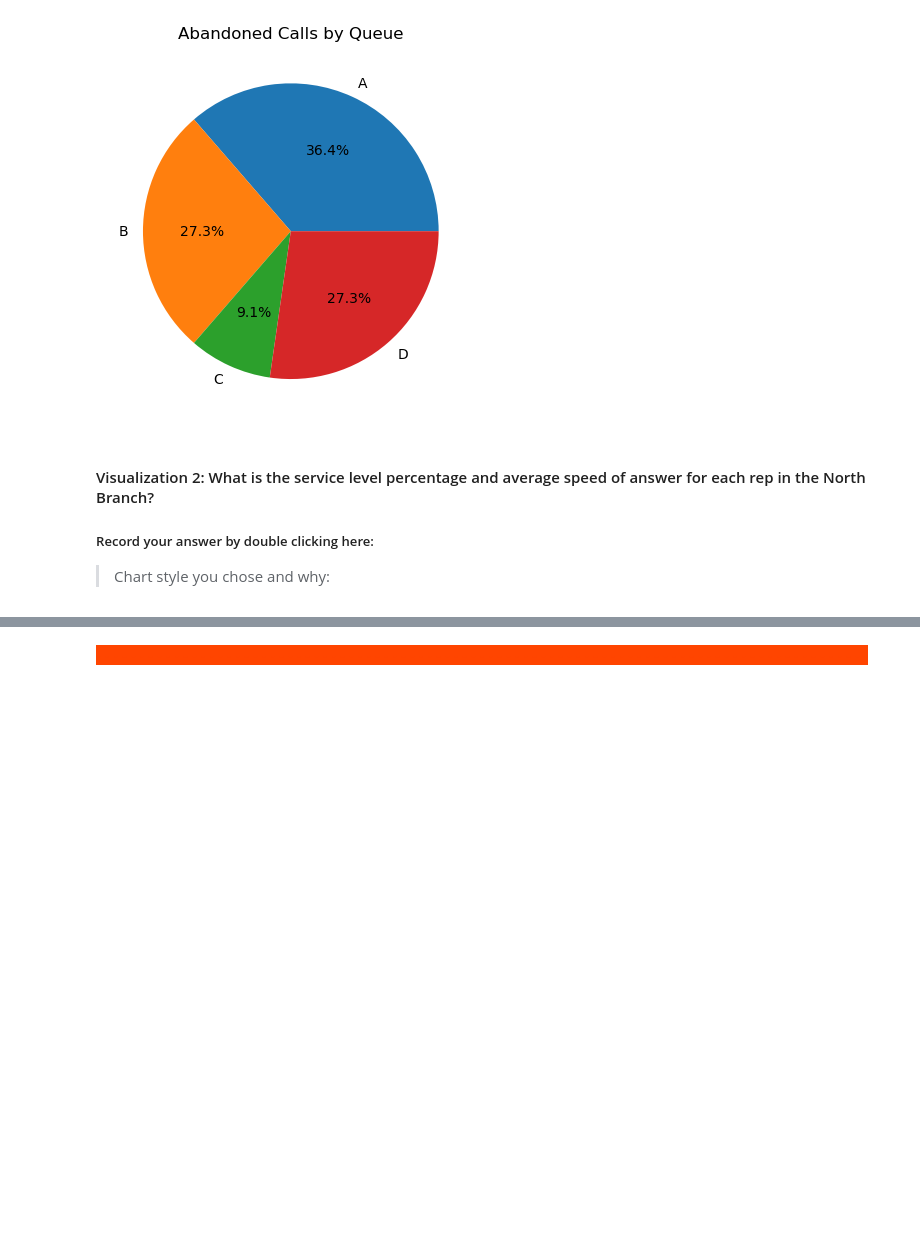
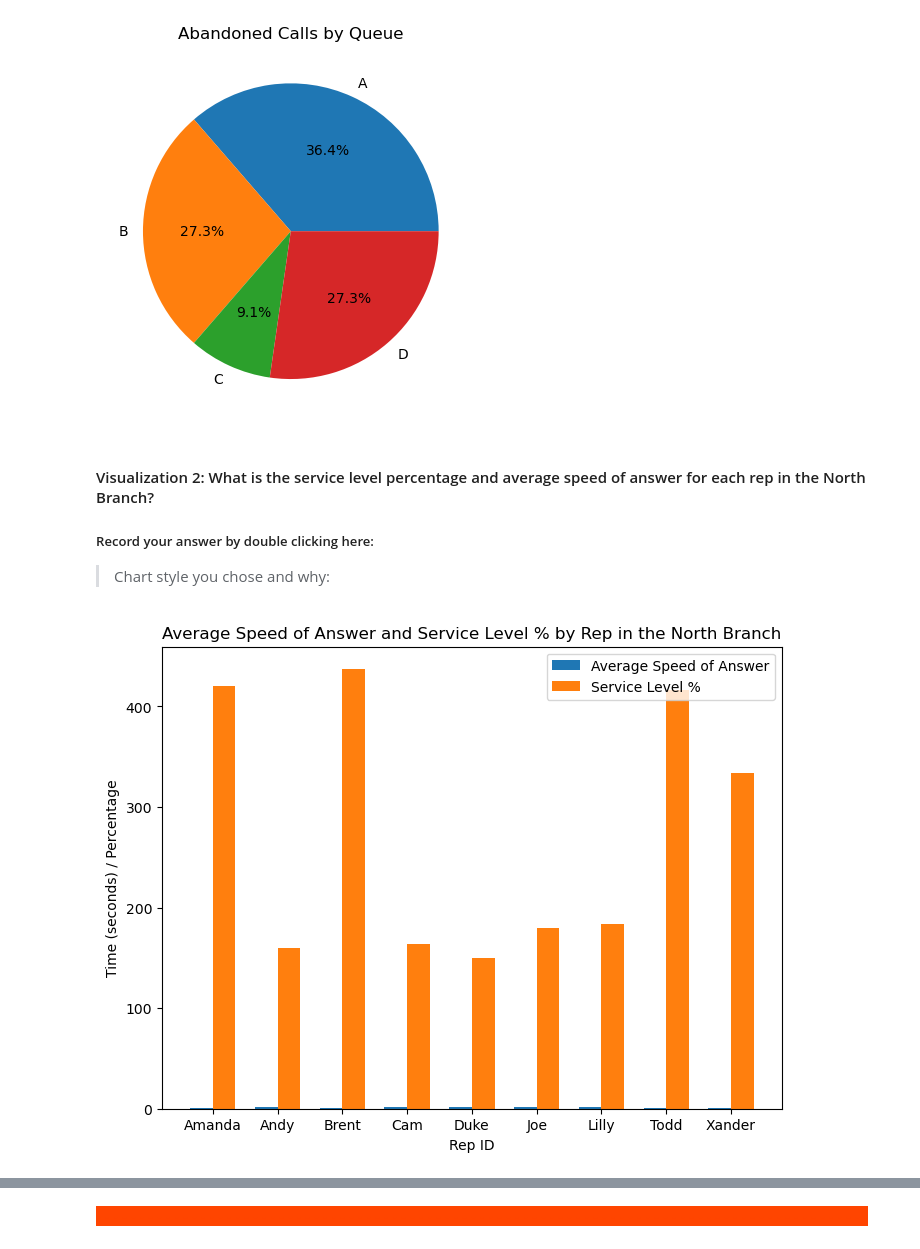
Before and after one commit to fsaidova74/call-center-cleanup-assignment, a Jupyter notebook: Call_Center_Cleanup.ipynb, the cells around one changed output, grey strips where cells are left out. Cells and saved outputs as stored; diff of their text form; code cells hidden in the pictures; blank space fills up the shorter version.

```diff
--- a/Call_Center_Cleanup.ipynb
+++ b/Call_Center_Cleanup.ipynb
@@ -407,27 +424,114 @@ plt.show()
 > Chart style you chose and why:
 # %%
 # Create visualization 2 here
+import numpy as np
+import pandas as pd
+import matplotlib.pyplot as plt
+
 # north_plt contains the data you need for the average speed of answer of each rep
 
-north_plt = north.groupby("Rep ID")["Incoming Wait Time"].mean().to_frame().reset_index()
+north_plt = north_df.groupby("Rep ID")["Incoming Wait Time"].mean().to_frame().reset_index()
 
 # Finding each Rep's Personal Service Level Percentage.  Basically, Calls within 2 secs / total calls
 
 # Table 1: Total Incoming calls less than 2 seconds grouped by Rep
-quick_calls = north[north["Incoming Wait Time"] <= 2.0]
+quick_calls = north_df[north_df["Incoming Wait Time"] <= 2.0]
 quick_reps = quick_calls[["Rep ID", "Calls"]]
 quick_stats = quick_reps.groupby(["Rep ID"]).sum()  # Final Table
 
 
 # Table 2: Total Incoming Calls Only grouped by Rep
-total_calls_in = north[north["Incoming or Outgoing"] == "Incoming"]
+total_calls_in = north_df[north_df["Incoming or Outgoing"] == "Incoming"]
 rep_calls = total_calls_in[["Rep ID", "Calls"]]
 total_stats = rep_calls.groupby(["Rep ID"]).sum() # Final Table
 
 #  Table 3: Service Level Percentage created via merge
 service_level = pd.merge(quick_stats, total_stats, on="Rep ID")
 
 # Create Percentage Column in Table 3
 service_level["Service Level %"] = service_level["Calls_x"]/service_level["Calls_y"] * 100
 
+
+
 #Your Code Here:
+
+fig, ax = plt.subplots(figsize=(8, 6))
+
+# Set the x-axis labels as the rep IDs
+labels = north_plt["Rep ID"]
+
+# Set the x-axis positions for each group of bars
+x = np.arange(len(labels))
+
+# Set the width of each bar
+width = 0.35
+
+# Plot the average speed of answer bars
+ax.bar(x - width/2, north_plt["Incoming Wait Time"], width, label="Average Speed of Answer")
+
+# Plot the service level percentage bars
+ax.bar(x + width/2, service_level["Service Level %"], width, label="Service Level %")
+
+# Add the x-axis labels, title, and legend
+ax.set_xticks(x)
+ax.set_xticklabels(labels)
+ax.set_xlabel("Rep ID")
+ax.set_ylabel("Time (seconds) / Percentage")
+ax.set_title("Average Speed of Answer and Service Level % by Rep in the North Branch")
+ax.legend()
+
+plt.show()
+
+
+#Second graph with better scales
+
+import numpy as np
+import matplotlib.pyplot as plt
+import pandas as pd
+
+# Your data processing code here...
+
+# Set up the figure
+# Set up the figure
+fig, ax = plt.subplots(figsize=(8, 6))
+
+# Create a secondary y-axis
+ax2 = ax.twinx()
+
+# Ensure the Rep IDs in north_plt and service_level are in the same order
+north_plt = north_plt.sort_values("Rep ID")
+service_level = service_level.sort_values("Rep ID")
+
+# Set the x-axis labels as the rep IDs
+labels = north_plt["Rep ID"]
+
+# Set the x-axis positions for each group of bars
+x = np.arange(len(labels))
+
+# Set the width of each bar
+width = 0.35
+
+# Plot the average speed of answer bars using north_plt
+ax.bar(x - width/2, north_plt["Incoming Wait Time"], width, label="Average Speed of Answer")
+
+# Plot the service level percentage bars using service_level["Service Level %"]
+ax2.bar(x + width/2, service_level["Service Level %"], width, label="Service Level %", color='orange')
+
+# Add the x-axis labels, title, and legend
+ax.set_xticks(x)
+ax.set_xticklabels(labels)
+ax.set_xlabel("Rep ID")
+ax.set_ylabel("Time (seconds)")
+ax.set_title("Average Speed of Answer and Service Level % by Rep in the North Branch")
+
+ax2.set_ylabel("Percentage")
+ax2.set_ylim(0, max(service_level["Service Level %"]) * 1.1)
+
+# Combine the legends for both axes
+lines, labels = ax.get_legend_handles_labels()
+lines2, labels2 = ax2.get_legend_handles_labels()
+ax.legend(lines + lines2, labels + labels2)
+
+plt.show()
+# %% [output]
+[figure, added]
```
Also changed, not shown: parts of 13 cells of this notebook.
